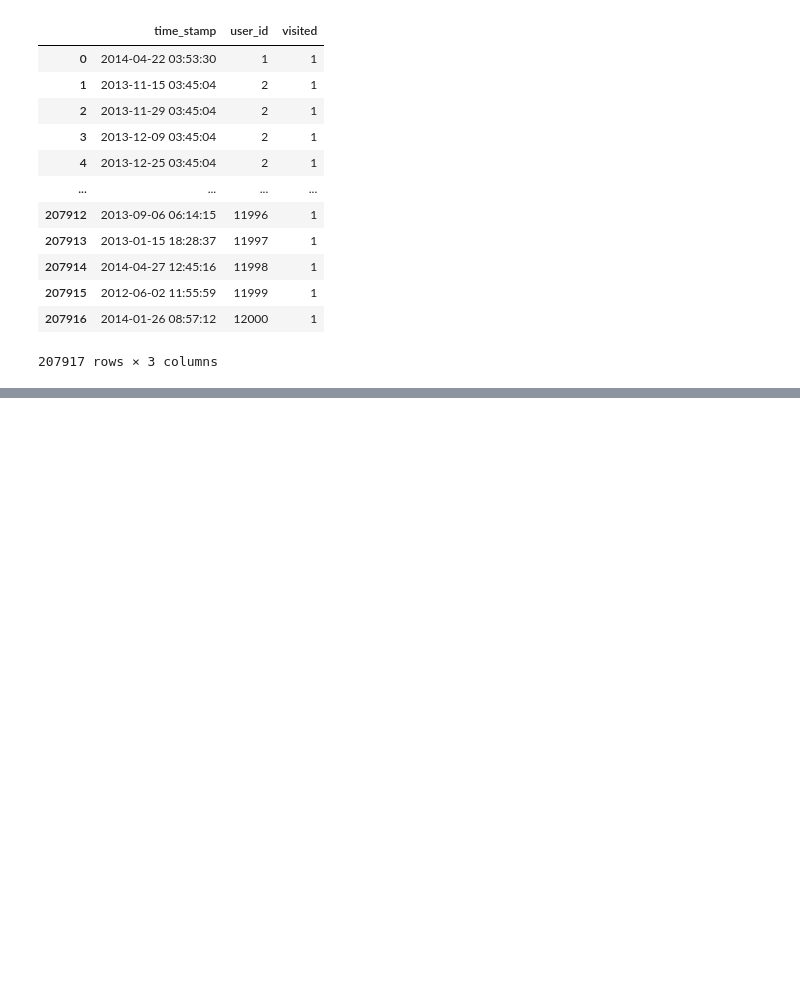
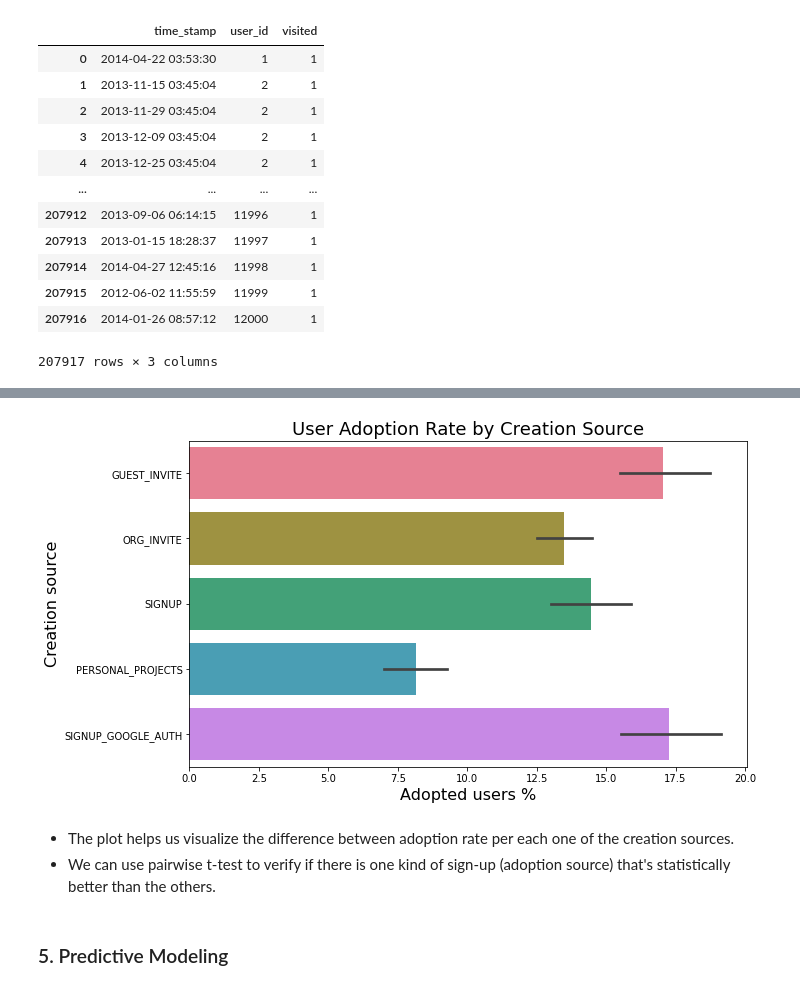
Before and after one commit to gabriellewald/relax-inc-data-challenge, a Jupyter notebook: relax_inc_data_science_challenge.ipynb, the cells around one changed output, grey strips where cells are left out. Saved outputs shown, nothing was run; the diff lists cells and outputs as text; code cells hidden in the pictures; blank space fills up the shorter version.

```diff
--- a/relax_inc_data_science_challenge.ipynb
+++ b/relax_inc_data_science_challenge.ipynb
@@ -118,0 +202,15 @@ AttributeError: 'RangeIndex' object has no attribute 'time_stamp'
+# %%
+# Plot proportion of adopted users
+plt.figure(figsize=(10,6))
+sns.barplot(x='adopted_user', y='creation_source', data=users,
+            estimator=lambda x: sum(x==1)*100.0/len(x),  palette='husl')
+_ = plt.title('User Adoption Rate by Creation Source', fontsize=18)
+_ = plt.xlabel('Adopted users %', fontsize=16)
+_ = plt.ylabel('Creation source', fontsize=16)
+# %% [output]
+[figure, added]
+# %% [markdown]
+- The plot helps us visualize the difference between adoption rate per each one of the creation sources.
+- We can use pairwise t-test to verify if there is one kind of sign-up (adoption source) that's statistically better than the others.
+# %% [markdown]
+### 5. Predictive Modeling
```
Also changed, not shown: parts of 29 cells of this notebook.
